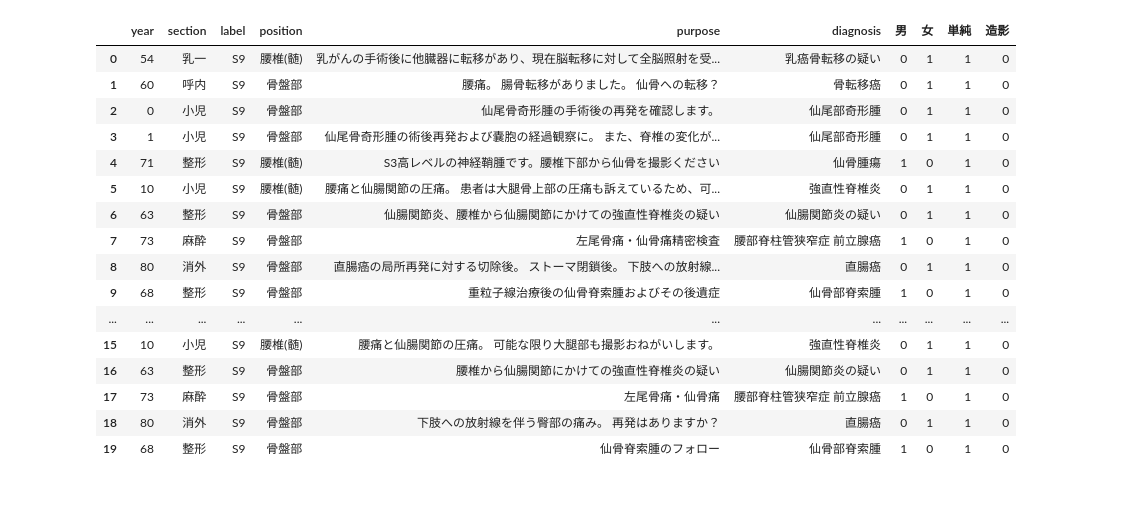
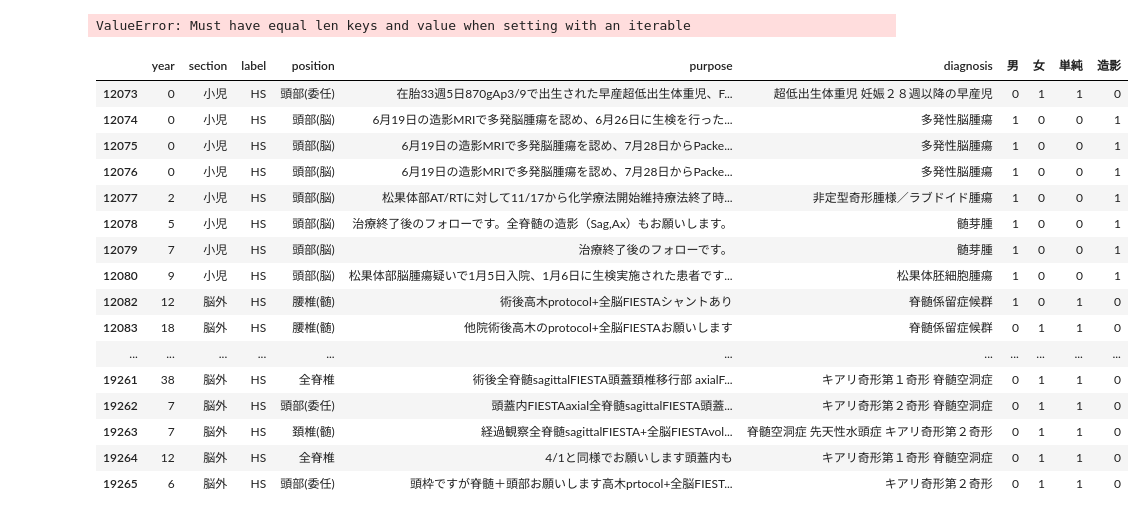
Before and after one commit to mecab-g/MRI, a Jupyter notebook: プロトコール予測/2.dataA.ipynb, the cells around one changed output. Drawn from its saved outputs; the diff is of its cells as text; code cells hidden in the pictures.

```diff
--- a/プロトコール予測/2.dataA.ipynb
+++ b/プロトコール予測/2.dataA.ipynb
@@ -108,28 +495,13 @@ S9=['乳がんの手術後に他臓器に転移があり、現在脳転移に対
 
    ]
 # %%
-dfA1= makeAug(dfA, S9, YC=False)
+
+dfA1= makeAug(dfA, HS, YC=False)
 dfA1
 # %% [output]
-|  | year | section | label | position | purpose | diagnosis | 男 | 女 | 単純 | 造影 |
-| 0 | 54 | 乳一 | S9 | 腰椎(髄) | 乳がんの手術後に他臓器に転移があり、現在脳転移に対して全脳照射を受... | 乳癌骨転移の疑い | 0 | 1 | 1 | 0 |
-| 1 | 60 | 呼内 | S9 | 骨盤部 | 腰痛。 腸骨転移がありました。 仙骨への転移？ | 骨転移癌 | 0 | 1 | 1 | 0 |
-| 2 | 0 | 小児 | S9 | 骨盤部 | 仙尾骨奇形腫の手術後の再発を確認します。 | 仙尾部奇形腫 | 0 | 1 | 1 | 0 |
-| 3 | 1 | 小児 | S9 | 骨盤部 | 仙尾骨奇形腫の術後再発および嚢胞の経過観察に。 また、脊椎の変化が... | 仙尾部奇形腫 | 0 | 1 | 1 | 0 |
-| 4 | 71 | 整形 | S9 | 腰椎(髄) | S3高レベルの神経鞘腫です。腰椎下部から仙骨を撮影ください | 仙骨腫瘍 | 1 | 0 | 1 | 0 |
-| 5 | 10 | 小児 | S9 | 腰椎(髄) | 腰痛と仙腸関節の圧痛。 患者は大腿骨上部の圧痛も訴えているため、可... | 強直性脊椎炎 | 0 | 1 | 1 | 0 |
-| 6 | 63 | 整形 | S9 | 骨盤部 | 仙腸関節炎、腰椎から仙腸関節にかけての強直性脊椎炎の疑い | 仙腸関節炎の疑い | 0 | 1 | 1 | 0 |
-| 7 | 73 | 麻酔 | S9 | 骨盤部 | 左尾骨痛・仙骨痛精密検査 | 腰部脊柱管狭窄症 前立腺癌 | 1 | 0 | 1 | 0 |
-| 8 | 80 | 消外 | S9 | 骨盤部 | 直腸癌の局所再発に対する切除後。 ストーマ閉鎖後。 下肢への放射線... | 直腸癌 | 0 | 1 | 1 | 0 |
-| 9 | 68 | 整形 | S9 | 骨盤部 | 重粒子線治療後の仙骨脊索腫およびその後遺症 | 仙骨部脊索腫 | 1 | 0 | 1 | 0 |
-| ... | ... | ... | ... | ... | ... | ... | ... | ... | ... | ... |
-| 15 | 10 | 小児 | S9 | 腰椎(髄) | 腰痛と仙腸関節の圧痛。 可能な限り大腿部も撮影おねがいします。 | 強直性脊椎炎 | 0 | 1 | 1 | 0 |
-| 16 | 63 | 整形 | S9 | 骨盤部 | 腰椎から仙腸関節にかけての強直性脊椎炎の疑い | 仙腸関節炎の疑い | 0 | 1 | 1 | 0 |
-| 17 | 73 | 麻酔 | S9 | 骨盤部 | 左尾骨痛・仙骨痛 | 腰部脊柱管狭窄症 前立腺癌 | 1 | 0 | 1 | 0 |
-| 18 | 80 | 消外 | S9 | 骨盤部 | 下肢への放射線を伴う臀部の痛み。 再発はありますか？ | 直腸癌 | 0 | 1 | 1 | 0 |
-| 19 | 68 | 整形 | S9 | 骨盤部 | 仙骨脊索腫のフォロー | 仙骨部脊索腫 | 1 | 0 | 1 | 0 |
+ValueError: Must have equal len keys and value when setting with an iterable
 # %%
-df = pd.concat([df, dfA], ignore_index=True)
+df = pd.concat([df, dfA1], ignore_index=True)
 # %%
 U5=["術前評価お願いします",
     "術前近位橈尺尺骨癒合（完全な癒合ではない）。 橈尺関節の尺骨側が上がっています。 それは骨軟骨腫かもしれません。",
@@ -208,4 +580,24 @@ A1A2=['MRAと併せて大動脈プラーク像、頸動脈プラーク像を撮
       '頸動脈と鎖骨下動脈のプラークが知りたい',
       '手術前'
      ]
+# %%
+df[df['label'] ==  'HS']
+# %% [output]
+|  | year | section | label | position | purpose | diagnosis | 男 | 女 | 単純 | 造影 |
+| 12073 | 0 | 小児 | HS | 頭部(委任) | 在胎33週5日870gAp3/9で出生された早産超低出生体重児、F... | 超低出生体重児 妊娠２８週以降の早産児 | 0 | 1 | 1 | 0 |
+| 12074 | 0 | 小児 | HS | 頭部(脳) | 6月19日の造影MRIで多発脳腫瘍を認め、6月26日に生検を行った... | 多発性脳腫瘍 | 1 | 0 | 0 | 1 |
+| 12075 | 0 | 小児 | HS | 頭部(脳) | 6月19日の造影MRIで多発脳腫瘍を認め、7月28日からPacke... | 多発性脳腫瘍 | 1 | 0 | 0 | 1 |
+| 12076 | 0 | 小児 | HS | 頭部(脳) | 6月19日の造影MRIで多発脳腫瘍を認め、7月28日からPacke... | 多発性脳腫瘍 | 1 | 0 | 0 | 1 |
+| 12077 | 2 | 小児 | HS | 頭部(脳) | 松果体部AT/RTに対して11/17から化学療法開始維持療法終了時... | 非定型奇形腫様／ラブドイド腫瘍 | 1 | 0 | 0 | 1 |
+| 12078 | 5 | 小児 | HS | 頭部(脳) | 治療終了後のフォローです。全脊髄の造影（Sag,Ax）もお願いします。 | 髄芽腫 | 1 | 0 | 0 | 1 |
+| 12079 | 7 | 小児 | HS | 頭部(脳) | 治療終了後のフォローです。 | 髄芽腫 | 1 | 0 | 0 | 1 |
+| 12080 | 9 | 小児 | HS | 頭部(脳) | 松果体部脳腫瘍疑いで1月5日入院、1月6日に生検実施された患者です... | 松果体胚細胞腫瘍 | 1 | 0 | 0 | 1 |
+| 12082 | 12 | 脳外 | HS | 腰椎(髄) | 術後高木protocol+全脳FIESTAシャントあり | 脊髄係留症候群 | 1 | 0 | 1 | 0 |
+| 12083 | 18 | 脳外 | HS | 腰椎(髄) | 他院術後高木のprotocol+全脳FIESTAお願いします | 脊髄係留症候群 | 0 | 1 | 1 | 0 |
+| ... | ... | ... | ... | ... | ... | ... | ... | ... | ... | ... |
+| 19261 | 38 | 脳外 | HS | 全脊椎 | 術後全脊髄sagittalFIESTA頭蓋頚椎移行部 axialF... | キアリ奇形第１奇形 脊髄空洞症 | 0 | 1 | 1 | 0 |
+| 19262 | 7 | 脳外 | HS | 頭部(委任) | 頭蓋内FIESTAaxial全脊髄sagittalFIESTA頭蓋... | キアリ奇形第２奇形 脊髄空洞症 | 0 | 1 | 1 | 0 |
+| 19263 | 7 | 脳外 | HS | 頚椎(髄) | 経過観察全脊髄sagittalFIESTA+全脳FIESTAvol... | 脊髄空洞症 先天性水頭症 キアリ奇形第２奇形 | 0 | 1 | 1 | 0 |
+| 19264 | 12 | 脳外 | HS | 全脊椎 | 4/1と同様でお願いします頭蓋内も | キアリ奇形第１奇形 脊髄空洞症 | 0 | 1 | 1 | 0 |
+| 19265 | 6 | 脳外 | HS | 頭部(委任) | 頭枠ですが脊髄＋頭部お願いします高木prtocol+全脳FIEST... | キアリ奇形第２奇形 | 0 | 1 | 1 | 0 |
 # %%
```
Also changed, not shown: parts of 18 cells of this notebook, 9 other files.
